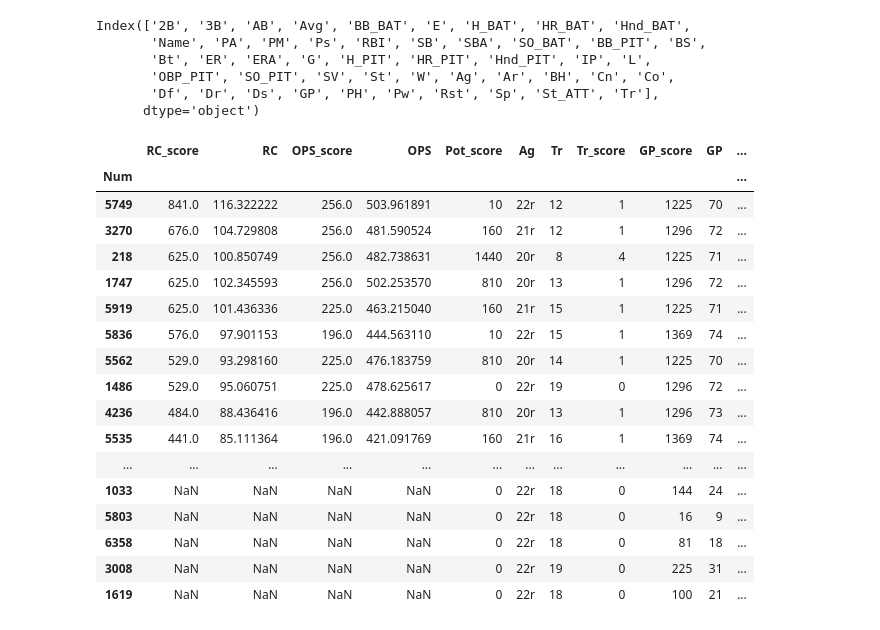
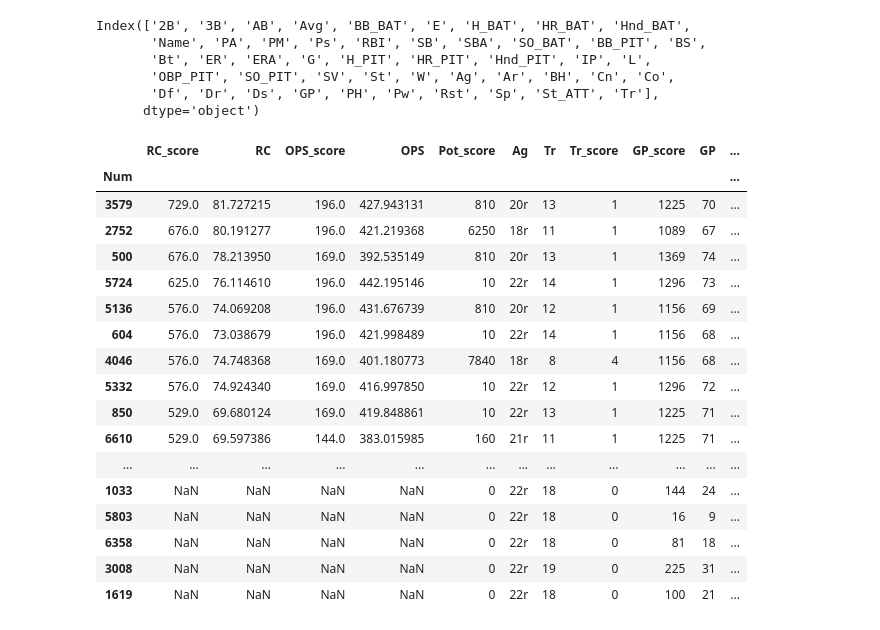
Before and after one commit to jesseerdmann/del_tools, a Jupyter notebook: notebooks/EPBL_Draft.ipynb, the cells around one changed output. Cells and saved outputs as stored; diff of their text form; code cells hidden in the pictures.

```diff
--- a/notebooks/EPBL_Draft.ipynb
+++ b/notebooks/EPBL_Draft.ipynb
@@ -11,12 +11,12 @@ pd.options.display.max_rows = 200
 pd.options.display.max_columns = 200
 
 POS_FACTOR = 15
-POT_FACTOR = 1
+POT_FACTOR = 6
 STAT_FACTOR = 12
-CO_MIN = 5
+CO_MIN = 3
 ARM_MIN = 3
-DS_MIN = 2
-PIT_MIN = 6
+DS_MIN = 1
+PIT_MIN = 7
 
 def attr_score(val, factor):
     return (val//factor)**2
@@ -24,9 +24,9 @@ def attr_score(val, factor):
 def stat_score(df, in_col, out_col, multiplier=1):
     in_min = df[in_col].min()
     in_max = df[in_col].max()
-    df[in_col] = df[in_col].apply(lambda x: x - in_min)
+    df.loc[:, in_col] = df[in_col].apply(lambda x: x - in_min)
     factor = (in_max - in_min) // 25
-    df[out_col] = df[in_col].apply(lambda x: attr_score(x, factor) * multiplier)
+    df.loc[:, out_col] = df[in_col].apply(lambda x: attr_score(x, factor) * multiplier)
     return df
 # %%
 draft_page_response = urllib.request.urlopen(draft_url)
@@ -92,73 +92,73 @@ pot_weight = 10
 for attr in attrs:
     attr_col = attr + '_score'
     scored[attr_col] = scored[attr].apply(lambda x: attr_score(int(x),2))
-scored['Stat_raw'] = 0
-scored['Stat_score'] = 0
-scored['Ps_raw'] = 0
-scored['Ps_score'] = 0
-scored['Group'] = 0
+scored.loc[:, 'Stat_raw'] = 0
+scored.loc[:, 'Stat_score'] = 0
+scored.loc[:, 'Ps_raw'] = 0
+scored.loc[:, 'Ps_score'] = 0
+scored.loc[:, 'Group'] = 0
 
-scored['AB'] = scored['AB'].astype(int)
-scored['BB_BAT'] = scored['BB_BAT'].astype(int)
-scored['AB_avg'] = scored['AB'] + scored['BB_BAT']
+scored.loc[:, 'AB'] = scored['AB'].astype(int)
+scored.loc[:, 'BB_BAT'] = scored['BB_BAT'].astype(int)
+scored.loc[:, 'AB_avg'] = scored['AB'] + scored['BB_BAT']
 scored = stat_score(scored, 'AB_avg', 'AB_score')
 
-scored['GP'] = scored['GP'].astype(int)
+scored.loc[:, 'GP'] = scored['GP'].astype(int)
 scored = stat_score(scored, 'GP', 'GP_score')
 
-scored['Tr_score'] = scored['Tr'].apply(lambda x: attr_score(50-int(x)-25, 8))
-scored['Ag_score'] = scored['Ag'].apply(lambda x: attr_score(23-int(x[:2]), 1))
-scored['Pot_raw'] = (scored['Tr_score'] + scored['Ag_score'])
+scored.loc[:, 'Tr_score'] = scored['Tr'].apply(lambda x: attr_score(50-int(x)-25, 8))
+scored.loc[:, 'Ag_score'] = scored['Ag'].apply(lambda x: attr_score(23-int(x[:2]), 1))
+scored.loc[:, 'Pot_raw'] = (scored['Tr_score'] + scored['Ag_score'])
 scored = stat_score(scored, 'Pot_raw', 'Pot_score', pot_weight)
 
-scored['K_BAT'] = (1 - (scored['SO_BAT'].astype(int) / (scored['AB'].astype(int) + scored['BB_BAT'].astype(int)))) * 1000
-scored['K_BAT'] = scored['K_BAT'].apply(lambda x: 0 if str(x) == 'nan' else x)
+scored.loc[:, 'K_BAT'] = (1 - (scored['SO_BAT'].astype(int) / (scored['AB'].astype(int) + scored['BB_BAT'].astype(int)))) * 1000
+scored.loc[:, 'K_BAT'] = scored['K_BAT'].apply(lambda x: 0 if str(x) == 'nan' else x)
 scored = stat_score(scored, 'K_BAT', 'K_score')
 
-scored['AB_score'] = scored['AB'].astype(int).apply(lambda x: 150 if x < 150 else x)
-scored['OBP_BAT'] = ((scored['H_BAT'].astype(int) + scored['BB_BAT'].astype(int)) / \
+scored.loc[:, 'AB_score'] = scored['AB'].astype(int).apply(lambda x: 150 if x < 150 else x)
+scored.loc[:, 'OBP_BAT'] = ((scored['H_BAT'].astype(int) + scored['BB_BAT'].astype(int)) / \
                     (scored['AB_score'] + scored['BB_BAT'].astype(int))) * 1000
-scored['OBP_BAT'] = scored['OBP_BAT'].apply(lambda x: 0.00 if str(x) == 'nan' else x)
+scored.loc[:, 'OBP_BAT'] = scored['OBP_BAT'].apply(lambda x: 0.00 if str(x) == 'nan' else x)
 scored = stat_score(scored, 'OBP_BAT', 'OBP_score')
 
-scored['SB'] = scored['SB'].astype(int)
+scored.loc[:, 'SB'] = scored['SB'].astype(int)
 scored = stat_score(scored, 'SB', 'SB_score')
 
-scored['TB'] = scored['H_BAT'].astype(int) + scored['2B'].astype(int) + scored['3B'].astype(int) * 2 \
+scored.loc[:, 'TB'] = scored['H_BAT'].astype(int) + scored['2B'].astype(int) + scored['3B'].astype(int) * 2 \
                 + scored['HR_BAT'].astype(int) * 3
-scored['SLG'] = (scored['TB'] / scored['AB_score']) * 1000
+scored.loc[:, 'SLG'] = (scored['TB'] / scored['AB_score']) * 1000
 scored = stat_score(scored, 'SLG', 'SLG_score')
 
-scored['OPS'] = (scored['TB'] / scored['AB'].astype(int)) + ((scored['H_BAT'].astype(int) +  \
+scored.loc[:, 'OPS'] = (scored['TB'] / scored['AB'].astype(int)) + ((scored['H_BAT'].astype(int) +  \
                                                               scored['BB_BAT'].astype(int)) / \
                                                              (scored['AB'].astype(int) + \
                                                               scored['BB_BAT'].astype(int))) * 1000
 scored = stat_score(scored, 'OPS', 'OPS_score')
 
-scored['RC'] = (((scored['H_BAT'].astype(int) + scored['BB_BAT'].astype(int) - \
+scored.loc[:, 'RC'] = (((scored['H_BAT'].astype(int) + scored['BB_BAT'].astype(int) - \
                   (scored['SBA'].astype(int) - scored['SB'].astype(int))) * \
                   (scored['TB'] + (0.55 * scored['SB'].astype(int)))) / \
                 (scored['AB'].astype(int) + scored['BB_BAT'].astype(int)))
 scored = stat_score(scored, 'RC', 'RC_score')
 
-scored['AVG_BAT'] = (scored['H_BAT'].astype(int) / scored['AB_score']) * 1000
-scored['AVG_BAT'] = scored['AVG_BAT'].apply(lambda x: 0.00 if str(x) == 'nan' else x)
+scored.loc[:, 'AVG_BAT'] = (scored['H_BAT'].astype(int) / scored['AB_score']) * 1000
+scored.loc[:, 'AVG_BAT'] = scored['AVG_BAT'].apply(lambda x: 0.00 if str(x) == 'nan' else x)
 scored = stat_score(scored, 'AVG_BAT', 'AVG_score')
 
 scored.sort_values(by=['RC_score', 'OPS_score', 'Pot_score', 'OBP_score', 'AVG_score', 'SLG_score', 'SB_score', 'K_score', 'OBP_BAT', 'K_BAT'], ascending=False).loc[:, ['RC_score', 'RC', 'OPS_score', 'OPS', 'Pot_score', 'Ag', 'Tr', 'Tr_score', 'GP_score', 'GP', 'AB_score', 'AB', 'BB_BAT', 'OBP_score', 'AVG_score', 'SLG_score', 'SB_score', 'K_score']]
 # %% [output]
 |  | RC_score | RC | OPS_score | OPS | Pot_score | Ag | Tr | Tr_score | GP_score | GP | ... |
 | Num |  |  |  |  |  |  |  |  |  |  | ... |
-| 5749 | 841.0 | 116.322222 | 256.0 | 503.961891 | 10 | 22r | 12 | 1 | 1225 | 70 | ... |
-| 3270 | 676.0 | 104.729808 | 256.0 | 481.590524 | 160 | 21r | 12 | 1 | 1296 | 72 | ... |
-| 218 | 625.0 | 100.850749 | 256.0 | 482.738631 | 1440 | 20r | 8 | 4 | 1225 | 71 | ... |
-| 1747 | 625.0 | 102.345593 | 256.0 | 502.253570 | 810 | 20r | 13 | 1 | 1296 | 72 | ... |
-| 5919 | 625.0 | 101.436336 | 225.0 | 463.215040 | 160 | 21r | 15 | 1 | 1225 | 71 | ... |
-| 5836 | 576.0 | 97.901153 | 196.0 | 444.563110 | 10 | 22r | 15 | 1 | 1369 | 74 | ... |
-| 5562 | 529.0 | 93.298160 | 225.0 | 476.183759 | 810 | 20r | 14 | 1 | 1225 | 70 | ... |
-| 1486 | 529.0 | 95.060751 | 225.0 | 478.625617 | 0 | 22r | 19 | 0 | 1296 | 72 | ... |
-| 4236 | 484.0 | 88.436416 | 196.0 | 442.888057 | 810 | 20r | 13 | 1 | 1296 | 73 | ... |
-| 5535 | 441.0 | 85.111364 | 196.0 | 421.091769 | 160 | 21r | 16 | 1 | 1369 | 74 | ... |
+| 3579 | 729.0 | 81.727215 | 196.0 | 427.943131 | 810 | 20r | 13 | 1 | 1225 | 70 | ... |
+| 2752 | 676.0 | 80.191277 | 196.0 | 421.219368 | 6250 | 18r | 11 | 1 | 1089 | 67 | ... |
+| 500 | 676.0 | 78.213950 | 169.0 | 392.535149 | 810 | 20r | 13 | 1 | 1369 | 74 | ... |
+| 5724 | 625.0 | 76.114610 | 196.0 | 442.195146 | 10 | 22r | 14 | 1 | 1296 | 73 | ... |
+| 5136 | 576.0 | 74.069208 | 196.0 | 431.676739 | 810 | 20r | 12 | 1 | 1156 | 69 | ... |
+| 604 | 576.0 | 73.038679 | 196.0 | 421.998489 | 10 | 22r | 14 | 1 | 1156 | 68 | ... |
+| 4046 | 576.0 | 74.748368 | 169.0 | 401.180773 | 7840 | 18r | 8 | 4 | 1156 | 68 | ... |
+| 5332 | 576.0 | 74.924340 | 169.0 | 416.997850 | 10 | 22r | 12 | 1 | 1296 | 72 | ... |
+| 850 | 529.0 | 69.680124 | 169.0 | 419.848861 | 10 | 22r | 13 | 1 | 1225 | 71 | ... |
+| 6610 | 529.0 | 69.597386 | 144.0 | 383.015985 | 160 | 21r | 11 | 1 | 1225 | 71 | ... |
 | ... | ... | ... | ... | ... | ... | ... | ... | ... | ... | ... | ... |
 | 1033 | NaN | NaN | NaN | NaN | 0 | 22r | 18 | 0 | 144 | 24 | ... |
 | 5803 | NaN | NaN | NaN | NaN | 0 | 22r | 18 | 0 | 16 | 9 | ... |
```
Also changed, not shown: parts of 22 cells of this notebook.
